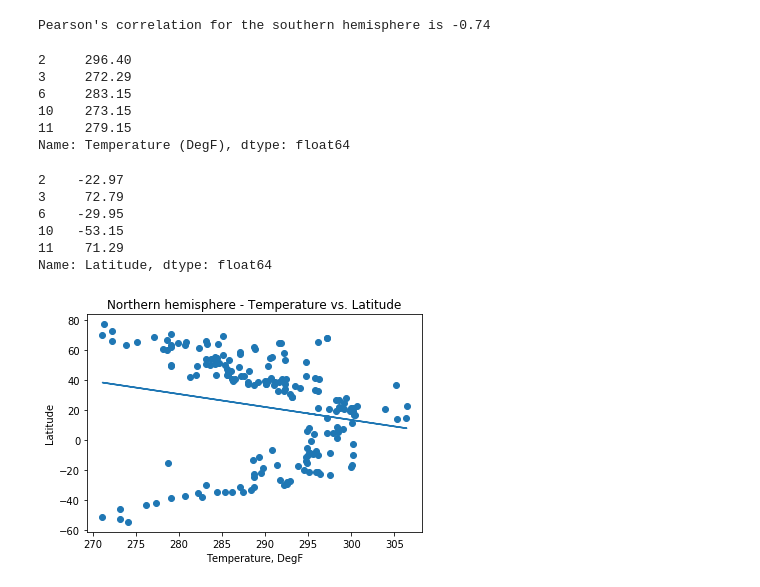
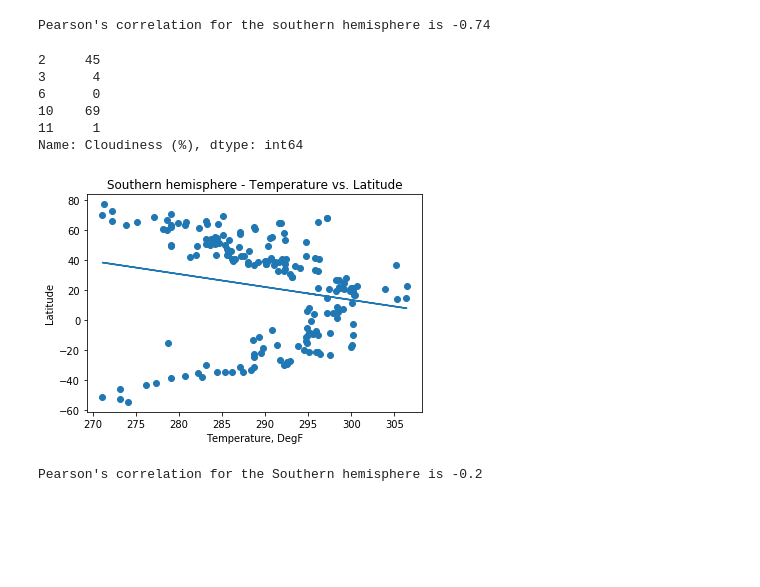
Before and after one commit to IrinaUX/python-api-challenge-2, a Jupyter notebook: WeatherPy/WeatherPy-Copy2.ipynb, the cells around one changed output. Cells and saved outputs as stored; diff of their text form; code cells hidden in the pictures; blank space fills up the shorter version.

Commit message:
Add linear regression plots for all required data.

```diff
--- a/WeatherPy/WeatherPy-Copy2.ipynb
+++ b/WeatherPy/WeatherPy-Copy2.ipynb
@@ -103,9 +103,10 @@ Reset counter
 # Create a dataframe from the collected data
 weather_df = pd.DataFrame({'City': city_list,
                            'Temperature (DegF)': temp_list,
-                           'Cloudiness(%)': cloud_list,
+                           'Cloudiness (%)': cloud_list,
                            'Latitude': lat_list,
                            'Longitude': long_list,
+                           'Humidity (%)': humid_list,
                            'Wind Speed (mps)': wind_list})
 weather_df.head()
 # %% [output]
@@ -169,35 +169,34 @@ print(f"Pearson's correlation for the southern hemisphere is {round(sts.pearsonr
 # %% [output]
 [figure]
 Pearson's correlation for the southern hemisphere is -0.74
-# %%
-temp_south = southern_weather_df['Temperature (DegF)']
-print(temp_south[:5])
-# %% [output]
-2     296.40
-3     272.29
-6     283.15
-10    273.15
-11    279.15
-Name: Temperature (DegF), dtype: float64
-# %%
-lat_south = southern_weather_df['Latitude']
-print(lat_south[:5])
-# %% [output]
-2    -22.97
-3     72.79
-6    -29.95
-10   -53.15
-11    71.29
-Name: Latitude, dtype: float64
+# %%
+# Extract data for the Southern hemisphere
+temp_south  = southern_weather_df['Temperature (DegF)']
+humid_south = southern_weather_df['Humidity (%)']
+cloud_south = southern_weather_df['Cloudiness (%)']
+wind_south  = southern_weather_df['Wind Speed (mps)']
+lat_south   = southern_weather_df['Latitude']
+
+print(cloud_south[:5])
+# %% [output]
+2     45
+3      4
+6      0
+10    69
+11     1
+Name: Cloudiness (%), dtype: int64
 # %%
+# Plot temperature vs. latitude for the Northern hemisphere
 plt.scatter(temp_south, lat_south)
 plt.title("Southern hemisphere - Temperature vs. Latitude")
 plt.xlabel("Temperature, DegF")
 plt.ylabel("Latitude")
-n, c = np.polyfit(temp_south, lat_south, 1)
-plt.plot(temp_south, n*temp_south + c)
+m, b = np.polyfit(temp_south, lat_south, 1)
+plt.plot(temp_south, m*temp_south + b)
 plt.show()
+
 # Identify Pearson value
-#print(f"Pearson's correlation for the Southern hemisphere is {round(sts.pearsonr(temp_south, lat_south)[0],2)}")
+print(f"Pearson's correlation for the Southern hemisphere is {round(sts.pearsonr(temp_south, lat_south)[0],2)}")
 # %% [output]
-[figure, old version]
+[figure, new version]
+Pearson's correlation for the Southern hemisphere is -0.2
```
Also changed, not shown: parts of 13 cells of this notebook.
